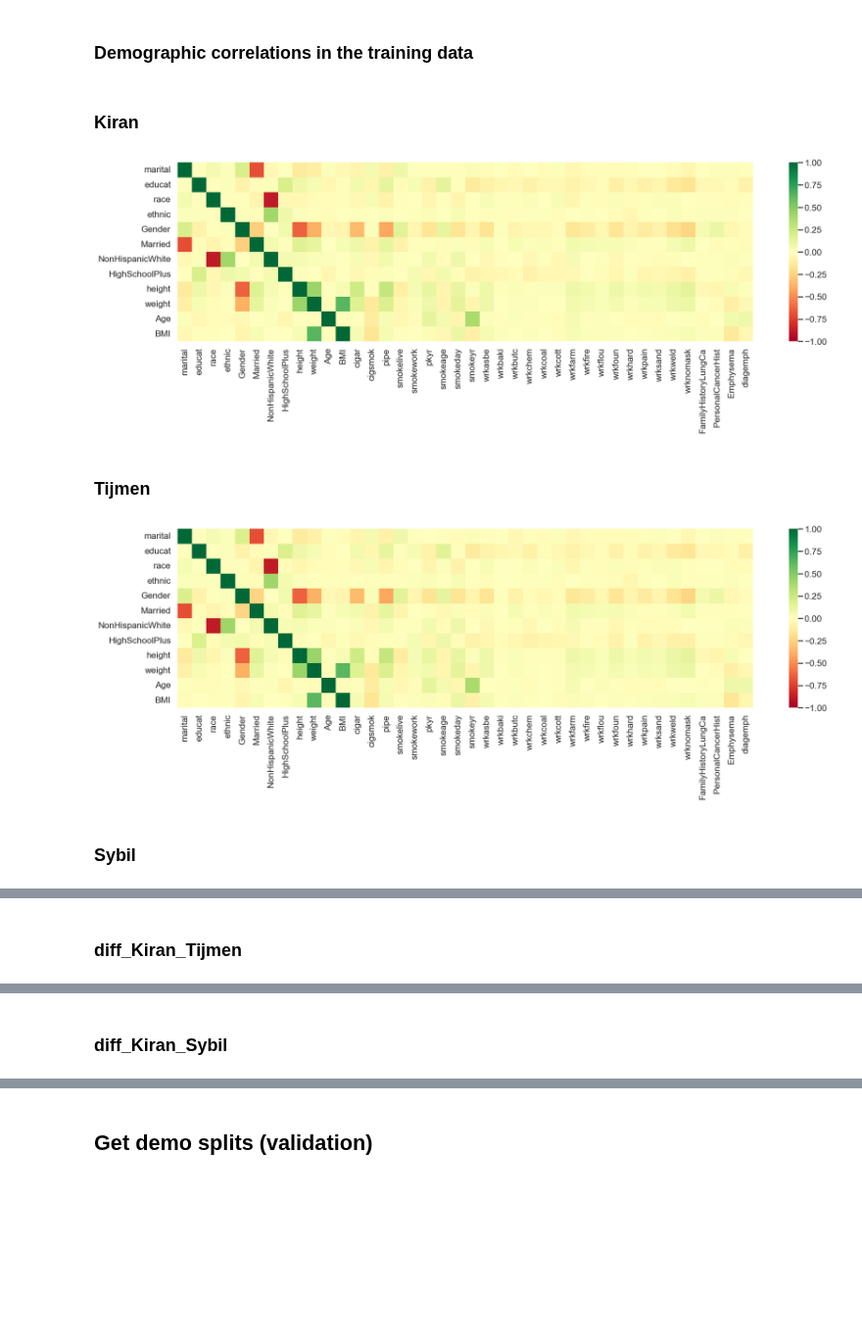
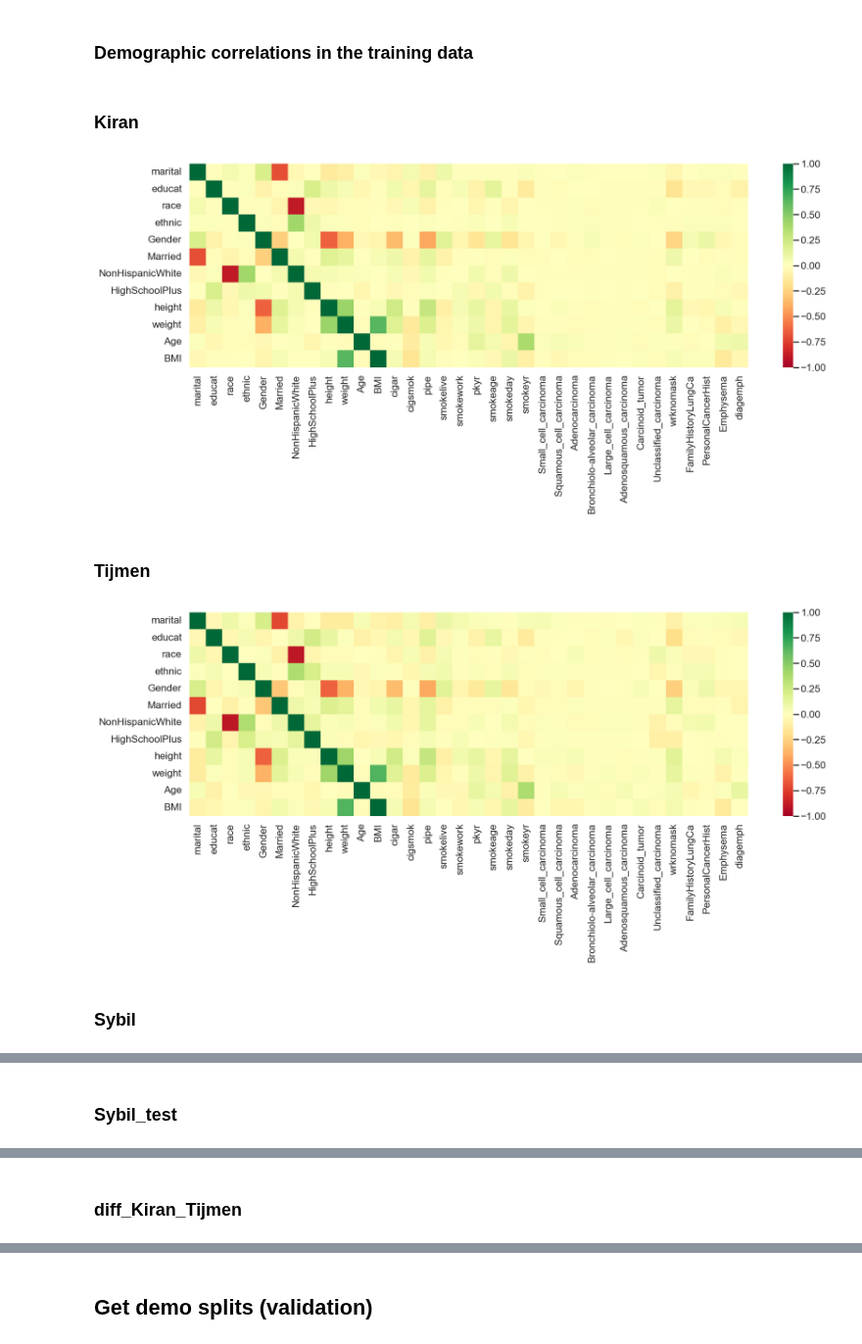
Before and after one commit to DIAGNijmegen/bodyct-lung-malignancy-fairness, a Jupyter notebook: nlst/nlst_traininfo.ipynb, the cells around one changed output, grey strips where cells are left out. Shown at 98% size. Saved outputs shown, nothing was run; the diff lists cells and outputs as text; code cells hidden in the pictures; blank space fills up the shorter version.

Commit message:
ran with calibrations + lung cancer types, added lung cancer info to sybil

```diff
--- a/nlst/nlst_traininfo.ipynb
+++ b/nlst/nlst_traininfo.ipynb
@@ -26,13 +26,13 @@ NLST_PREDS = TEAMS_DIR ## Comment out if not using Teams backup (aka Chansey is
 # %% [markdown]
 ## Get training data for each model
 # %%
-kiran_nodule = pd.read_csv(f"{NLST_PREDS}/nlst_demov3_allmodels.csv")
+kiran_nodule = pd.read_csv(f"{NLST_PREDS}/nlst_demov4_allmodels_cal.csv")
 kiran_data = utils.prep_nlst_preds(kiran_nodule, scanlevel=True, sybil=False, tijmen=False)
 print(len(kiran_data), "Scans")
 # %% [output]
 10183 Scans
 # %%
-with open(f'{NLST_PREDS}/nlst_demo_v3_cols.json') as json_data:
+with open(f'{NLST_PREDS}/nlst_demo_v4_cols.json') as json_data:
     nlst_democols = json.load(json_data)
     json_data.close()
 # %%
@@ -74,7 +74,7 @@ print("val:", len(tijmen_val), "Scans")
 train: 8121 Scans
 val: 2062 Scans
 # %%
-sybil_demos = pd.read_csv(f"{NLST_PREDS}/sybil-nlst-split-demos.csv")
+sybil_demos = pd.read_csv(f"{NLST_PREDS}/sybil-nlst-split-demov4.csv")
 sybil_demos.nunique()
 # %% [output]
 id                   41280
@@ -303,16 +303,16 @@ correlations['diff_Kiran_Sybil'] = correlations['Kiran'] - correlations['Sybil']
 # %%
 for m in correlations:
     corr_rows = nlst_democols['cat']['demo'] + nlst_democols['num']['demo']
-    corr_cols = corr_rows + nlst_democols['cat']['smoke'] + nlst_democols['num']['smoke'] + nlst_democols['cat']['work'] + nlst_democols['cat']['other'] + ['diagemph']
+    corr_cols = corr_rows + nlst_democols['cat']['smoke'] + nlst_democols['num']['smoke'] + nlst_democols['cat']['lungcanc'] + nlst_democols['cat']['other'] + ['diagemph']
     # corr_cols, corr_rows = cols_list, cols_list
 
     display(Markdown(f"### {m}"))
     plt.figure(figsize=(len(corr_cols) * 0.6, len(corr_rows) * 0.5))
     sns.heatmap(correlations[m].loc[corr_rows, corr_cols], cmap='RdYlGn', vmin=-1, vmax=1)
     plt.show()
 # %% [output]
 ### Kiran
-[figure, old version]
+[figure, new version]
 ### Tijmen
-[figure, old version]
+[figure, new version]
 ### Sybil
@@ -320 +320 @@ for m in correlations:
-### diff_Kiran_Tijmen
+### Sybil_test
@@ -322 +322 @@ for m in correlations:
-### diff_Kiran_Sybil
+### diff_Kiran_Tijmen
```
Also changed, not shown: parts of 10 cells of this notebook, 1 other file.
